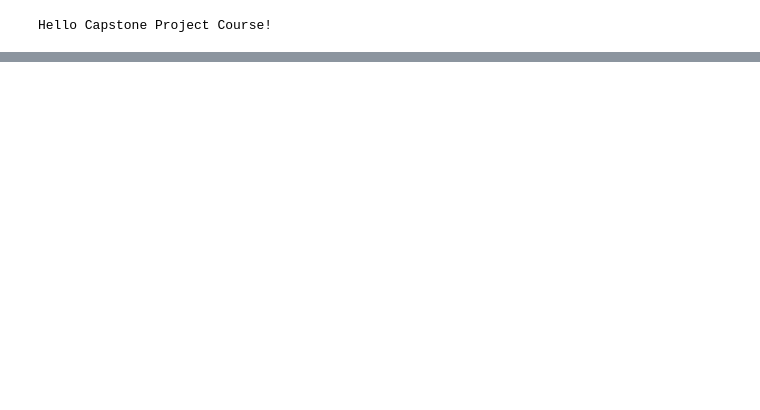
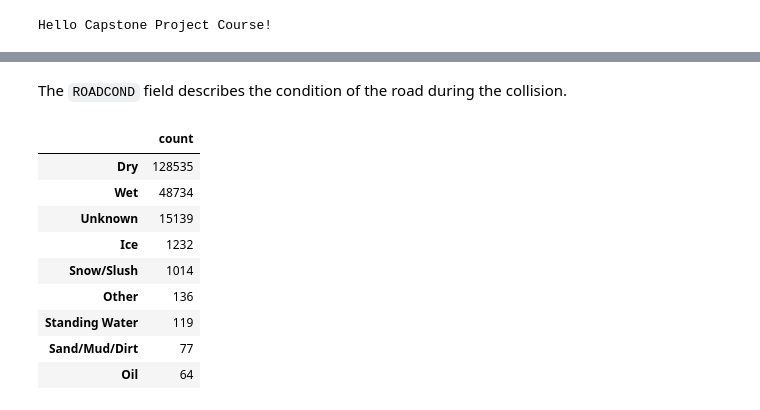
Before and after one commit to sudiptog81/ibm-data-science, a Jupyter notebook: Applied Data Science Capstone/CapstoneProject.ipynb, the cells around one changed output, grey strips where cells are left out. Saved outputs shown, nothing was run; the diff lists cells and outputs as text; code cells hidden in the pictures; blank space fills up the shorter version.

```diff
--- a/Applied Data Science Capstone/CapstoneProject.ipynb
+++ b/Applied Data Science Capstone/CapstoneProject.ipynb
@@ -66,0 +105,15 @@ data['ROADCOND'].isna().sum()
+# %% [markdown]
+The `ROADCOND` field describes the condition of the road during the collision.
+# %%
+data['ROADCOND'].value_counts().to_frame('count')
+# %% [output]
+|  | count |
+| Dry | 128535 |
+| Wet | 48734 |
+| Unknown | 15139 |
+| Ice | 1232 |
+| Snow/Slush | 1014 |
+| Other | 136 |
+| Standing Water | 119 |
+| Sand/Mud/Dirt | 77 |
+| Oil | 64 |
```
Also changed, not shown: parts of 28 cells of this notebook.
